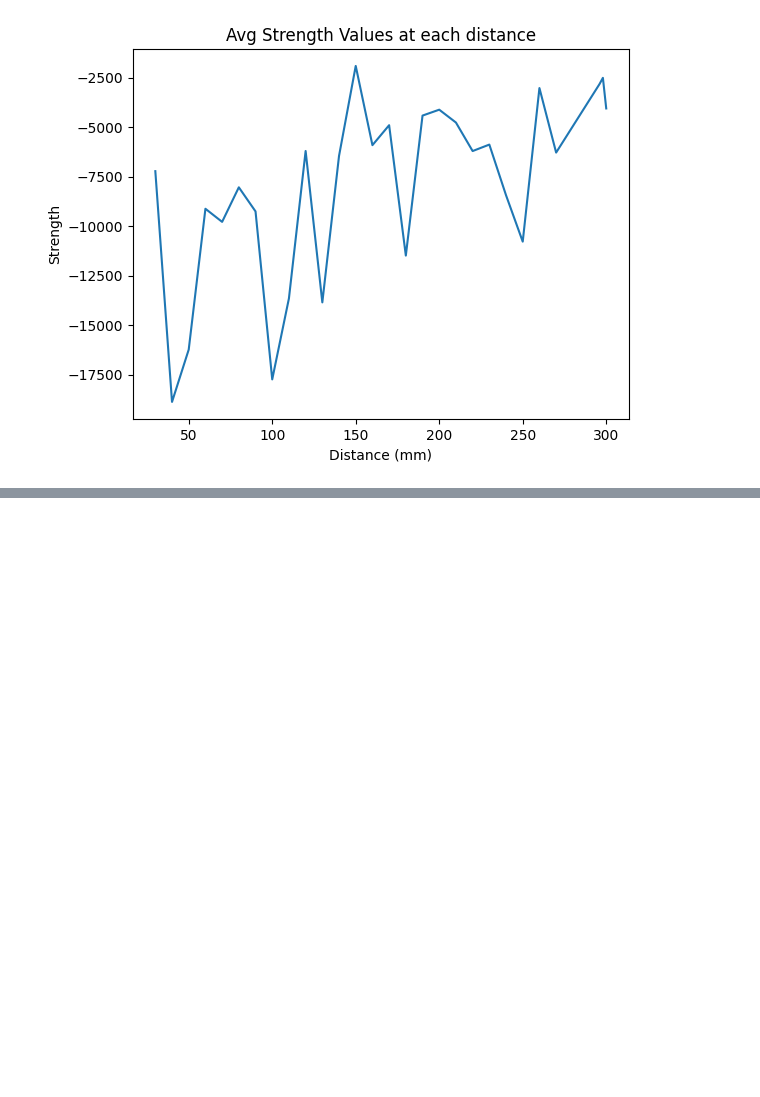
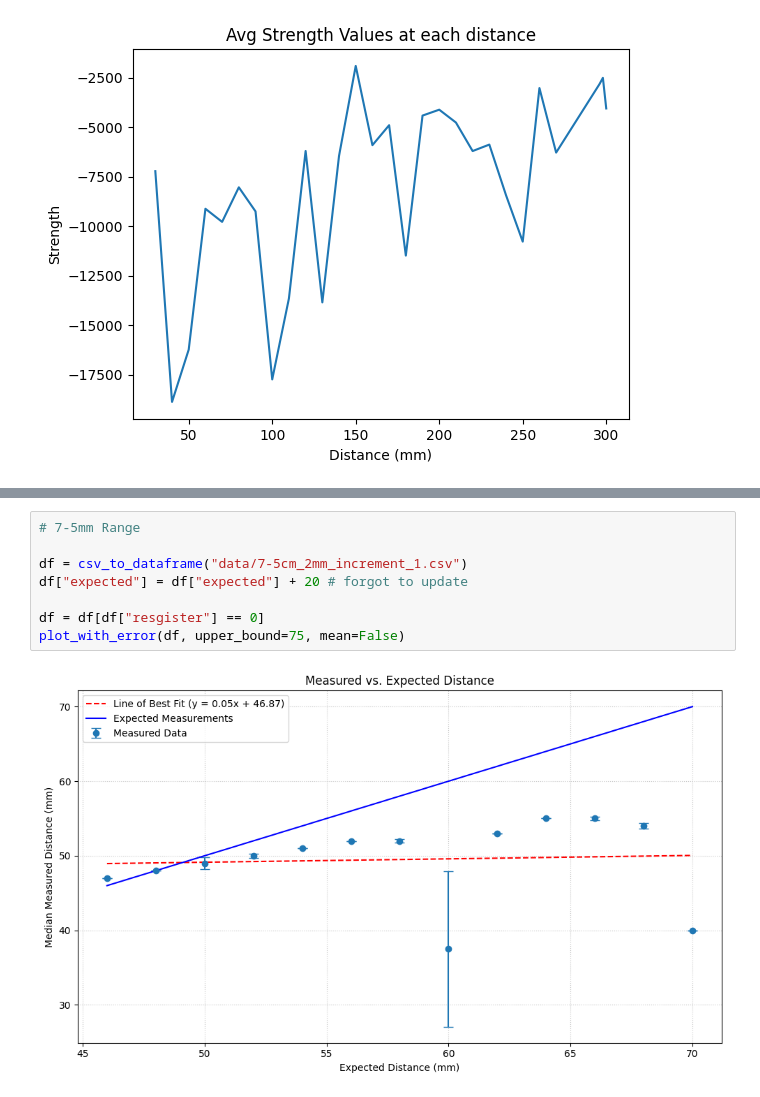
Before and after one commit to ctebow/a121-Benchmarking, a Jupyter notebook: data_analysis/analysis.ipynb, the cells around one changed output, grey strips where cells are left out. Saved outputs shown, nothing was run; the diff lists cells and outputs as text; blank space fills up the shorter version.

```diff
--- a/data_analysis/analysis.ipynb
+++ b/data_analysis/analysis.ipynb
@@ -186,0 +240,10 @@ plot_with_error(df3)
+# %%
+# 7-5mm Range
+
+df = csv_to_dataframe("data/7-5cm_2mm_increment_1.csv")
+df["expected"] = df["expected"] + 20 # forgot to update
+
+df = df[df["resgister"] == 0]
+plot_with_error(df, upper_bound=75, mean=False)
+# %% [output]
+[figure, added]
```
Also changed, not shown: parts of 5 cells of this notebook, 10 other files.
